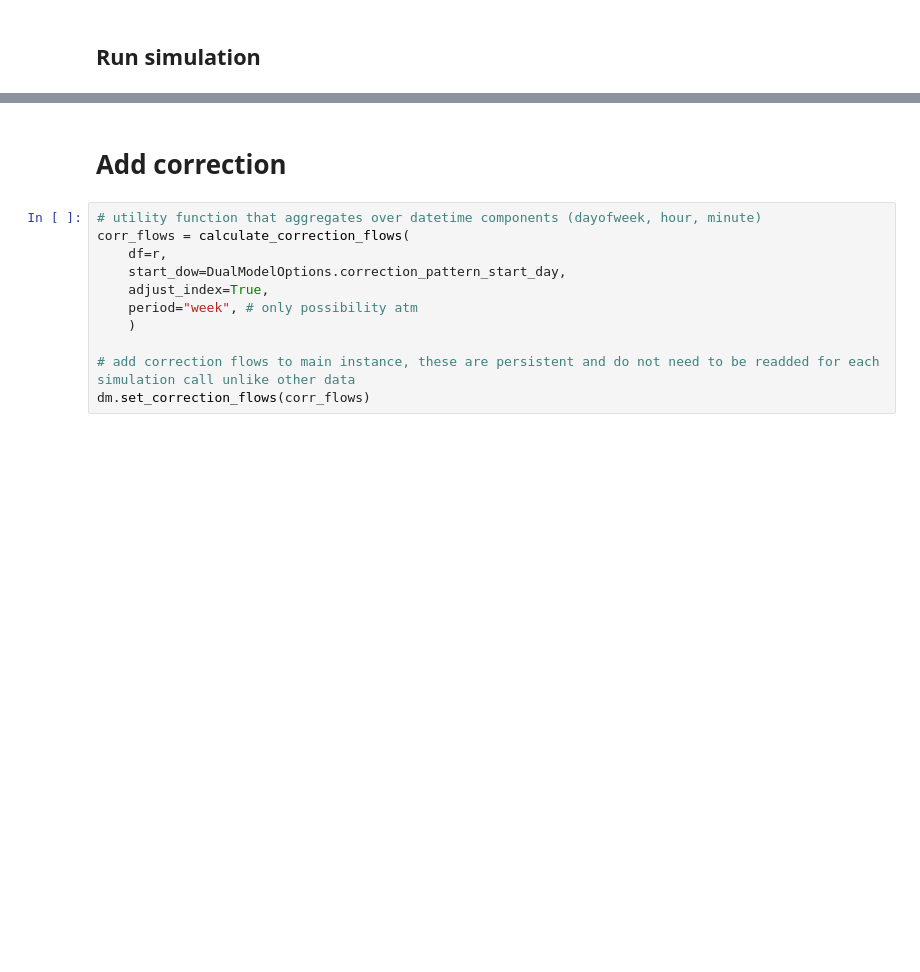
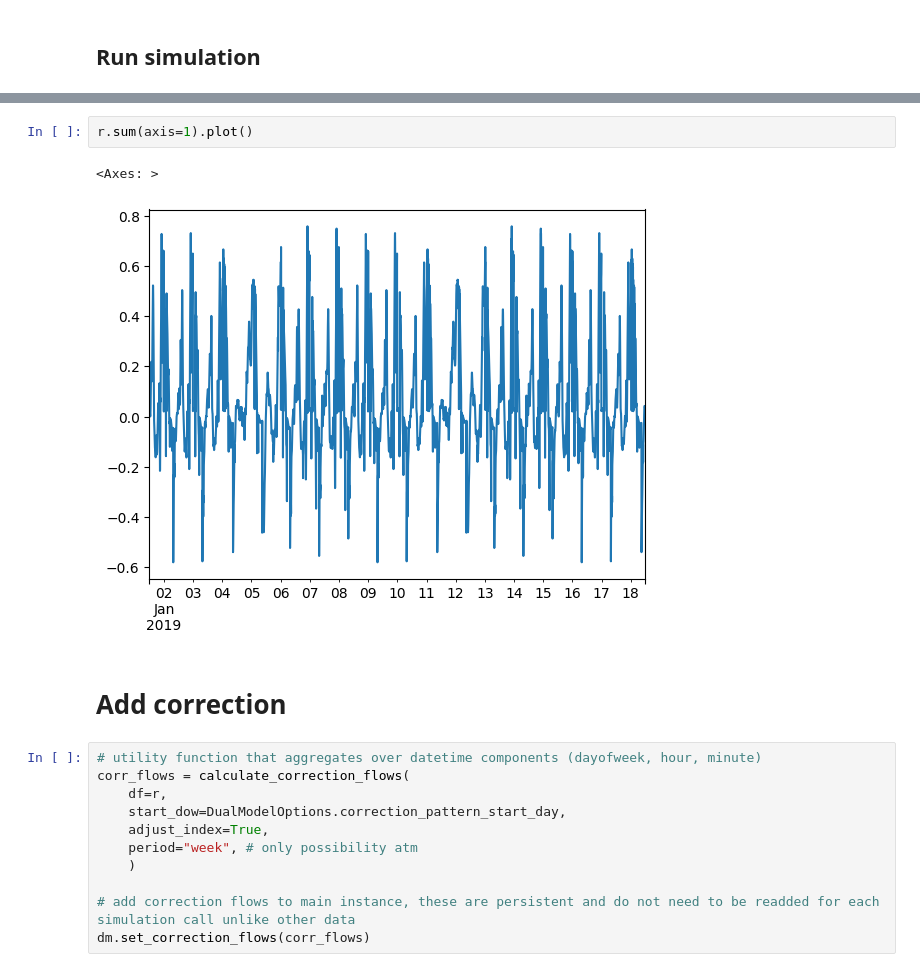
Before and after one commit to KWB-R/iole, a Jupyter notebook: demo.ipynb, the cells around one changed output, grey strips where cells are left out. Cells and saved outputs as stored; diff of their text form; blank space fills up the shorter version.

```diff
--- a/demo.ipynb
+++ b/demo.ipynb
@@ -76,3 +93,8 @@ r = dm.run_simulation(
+# %%
+r.sum(axis=1).plot()
+# %% [output]
+<Axes: >
+[figure, added]
 # %% [markdown]
 # Add correction
 # %%
```
Also changed, not shown: parts of 10 cells of this notebook, 19 other files.
